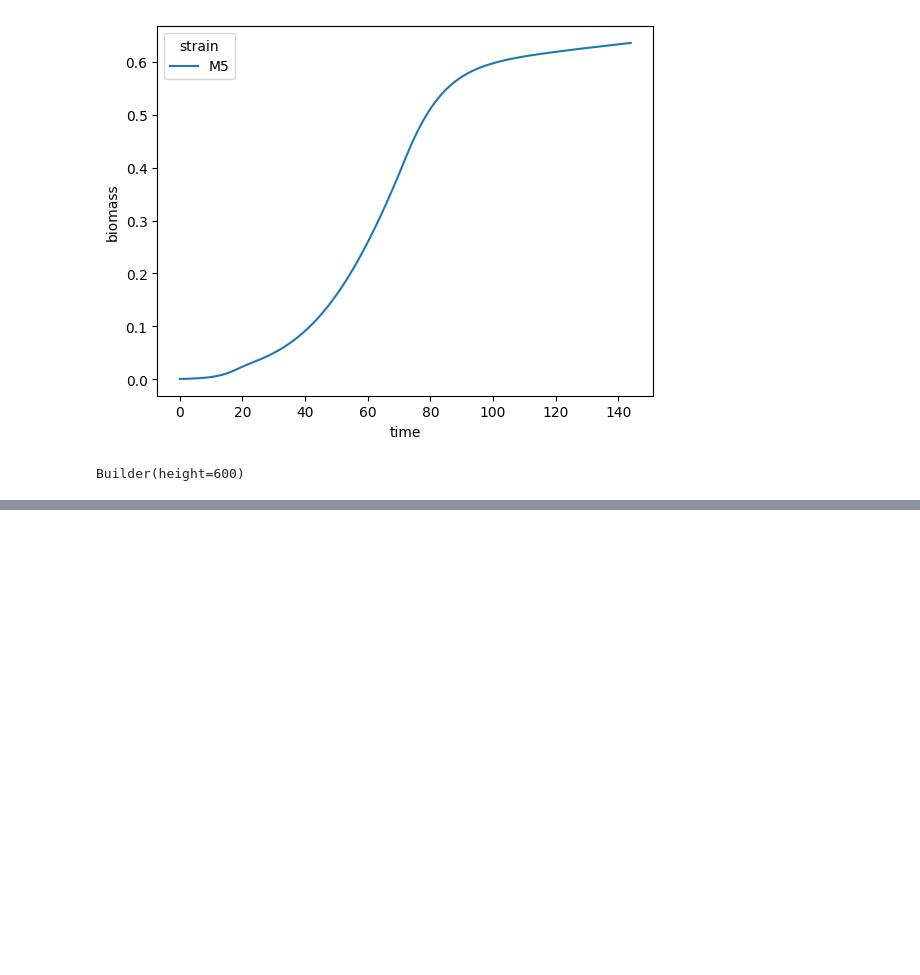
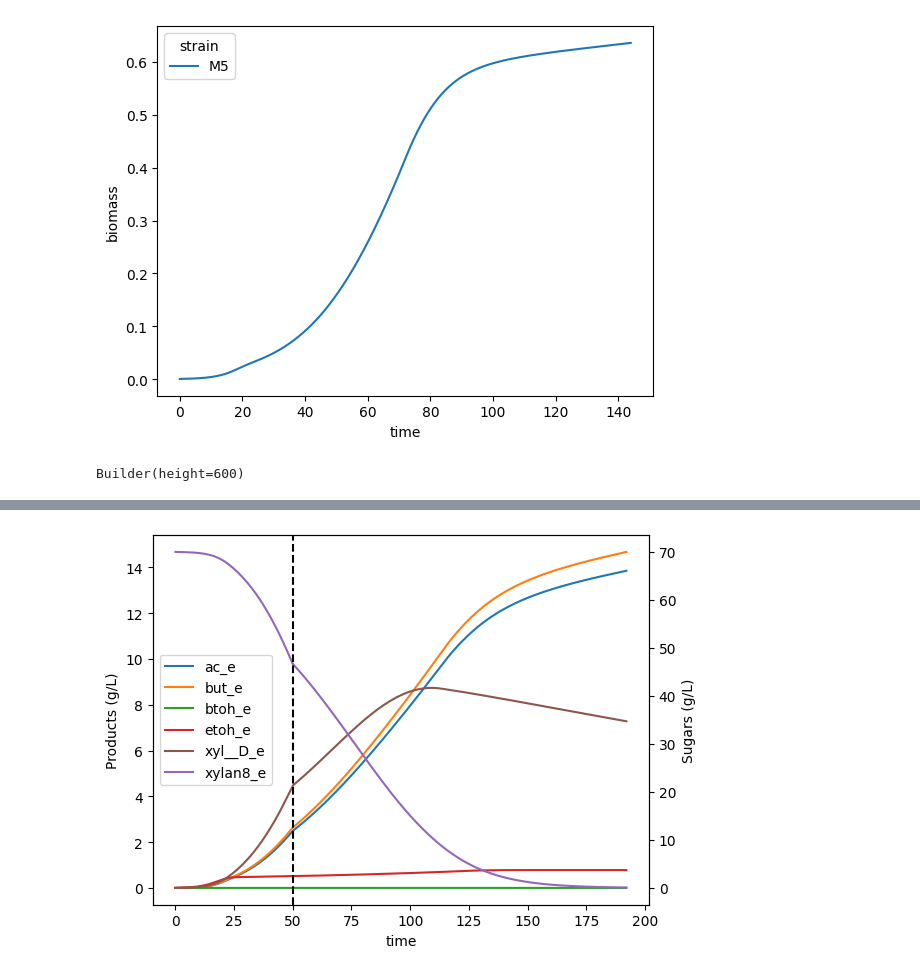
Before and after one commit to andreastallvik/BIOTBT3900, a Jupyter notebook: community_modelling/CBP_butanol/m5_sim.ipynb, the cells around one changed output, grey strips where cells are left out. Cells and saved outputs as stored; diff of their text form; code cells hidden in the pictures; blank space fills up the shorter version.

```diff
--- a/community_modelling/CBP_butanol/m5_sim.ipynb
+++ b/community_modelling/CBP_butanol/m5_sim.ipynb
@@ -299,0 +325,13 @@ Builder(height=600)
+# %%
+m5_cold = m5.copy()
+# %%
+from copy import deepcopy
+second_km = deepcopy(M5_KM)
+second_vmax = deepcopy(M5_VMAX)
+
+second_km["EX_xylan8_e"] = 2
+# %%
+from utils import comets_functions as cf
+
+hot_sim, cold_sim = cf.two_phase_sim(m5, m5_cold, medium=added_metabilotes, km_dict=M5_KM, vmax_dict=M5_VMAX,
+                                           initial_pop=0.0005, second_km_dict=second_km, second_vmax_dict=second_vmax, sim_time=192, phase_switch_time=50)
@@ -299,0 +356,8 @@ Builder(height=600)
+# %%
+bm, met, fluxes = cf.collapse_sequential_sim(hot_sim, cold_sim, mult_species=False)
+# %%
+metabolites = ["xyl__D_e", "ac_e", "but_e", "btoh_e",  "etoh_e", "xylan8_e"]
+
+cf.plot_metabolites(metabolites_time_series=met, metabolites=metabolites, inoc_time=50, use_molar_amount=False)
+# %% [output]
+[figure, added]
```
Also changed, not shown: parts of 7 cells of this notebook, 6 other files.
